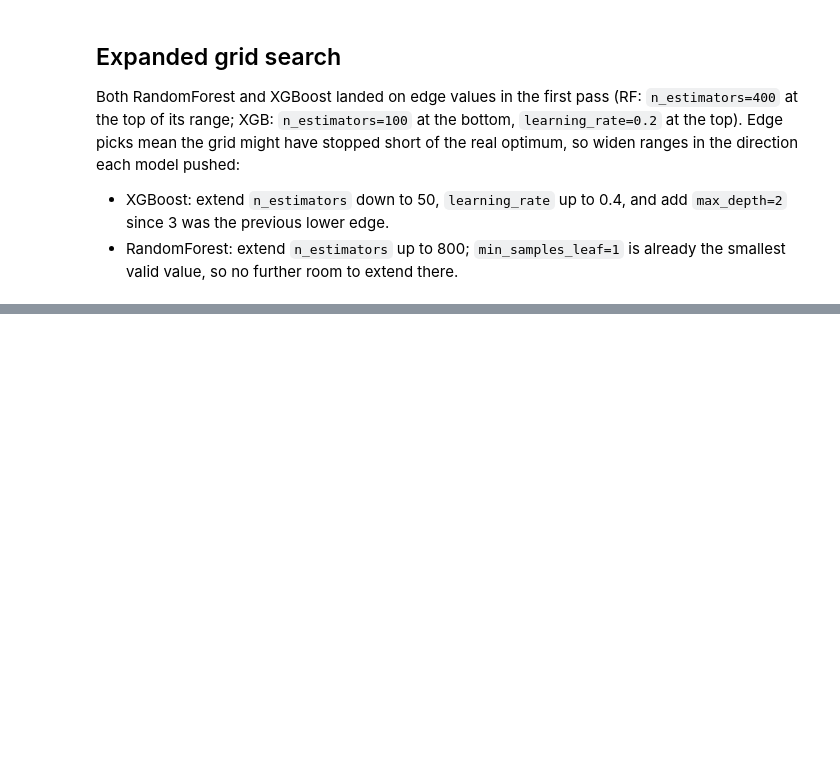
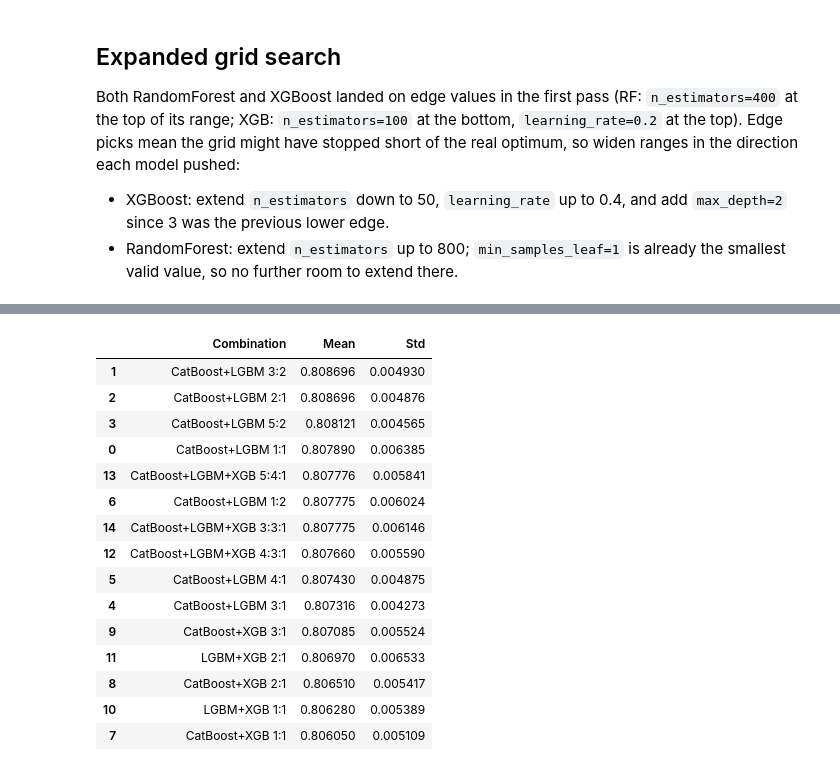
Before and after one commit to micahbrighton/kaggle_competitions, a Jupyter notebook: spaceship-titanic/notebooks/02_baseline_modeling.ipynb, the cells around one changed output, grey strips where cells are left out. Saved outputs shown, nothing was run; the diff lists cells and outputs as text; code cells hidden in the pictures; blank space fills up the shorter version.

```diff
--- a/spaceship-titanic/notebooks/02_baseline_modeling.ipynb
+++ b/spaceship-titanic/notebooks/02_baseline_modeling.ipynb
@@ -456,0 +626,14 @@ XGBoost: best_score=0.8058  best_params={'model__learning_rate': 0.2, 'model__ma
+# %%
+weighted_variants = {
+    "CatBoost + LightGBM, equal weight": (["catboost", "lgbm"], [1, 1]),
+    "CatBoost + LightGBM, weighted 2:1": (["catboost", "lgbm"], [2, 1]),
+    "CatBoost + XGB + LightGBM, weighted 3:2:2": (["catboost", "xgb", "lgbm"], [3, 2, 2]),
+}
+
+for label, (members, weights) in weighted_variants.items():
+    voter = VotingClassifier(
+        estimators=[(name, tuned_pipelines[name]) for name in members],
+        voting="soft", weights=weights,
+    )
+    scores = cross_val_score(voter, X_final, y_final, cv=cv, scoring="accuracy")
+    print(f"{label}: mean={scores.mean():.4f}  std={scores.std():.4f}")
@@ -456,0 +648,51 @@ XGBoost: best_score=0.8058  best_params={'model__learning_rate': 0.2, 'model__ma
+# %%
+sweep_candidates = [
+    # CatBoost + LightGBM, finer ratios around the 2:1 winner
+    ("CatBoost+LGBM 1:1", ["catboost", "lgbm"], [1, 1]),
+    ("CatBoost+LGBM 3:2", ["catboost", "lgbm"], [3, 2]),
+    ("CatBoost+LGBM 2:1", ["catboost", "lgbm"], [2, 1]),
+    ("CatBoost+LGBM 5:2", ["catboost", "lgbm"], [5, 2]),
+    ("CatBoost+LGBM 3:1", ["catboost", "lgbm"], [3, 1]),
+    ("CatBoost+LGBM 4:1", ["catboost", "lgbm"], [4, 1]),
+    ("CatBoost+LGBM 1:2", ["catboost", "lgbm"], [1, 2]),
+    # CatBoost + XGBoost only
+    ("CatBoost+XGB 1:1", ["catboost", "xgb"], [1, 1]),
+    ("CatBoost+XGB 2:1", ["catboost", "xgb"], [2, 1]),
+    ("CatBoost+XGB 3:1", ["catboost", "xgb"], [3, 1]),
+    # LightGBM + XGBoost only
+    ("LGBM+XGB 1:1", ["lgbm", "xgb"], [1, 1]),
+    ("LGBM+XGB 2:1", ["lgbm", "xgb"], [2, 1]),
+    # Triples with XGBoost heavily down-weighted
+    ("CatBoost+LGBM+XGB 4:3:1", ["catboost", "lgbm", "xgb"], [4, 3, 1]),
+    ("CatBoost+LGBM+XGB 5:4:1", ["catboost", "lgbm", "xgb"], [5, 4, 1]),
+    ("CatBoost+LGBM+XGB 3:3:1", ["catboost", "lgbm", "xgb"], [3, 3, 1]),
+]
+
+sweep_results = []
+for label, members, weights in sweep_candidates:
+    voter = VotingClassifier(
+        estimators=[(name, tuned_pipelines[name]) for name in members],
+        voting="soft", weights=weights,
+    )
+    scores = cross_val_score(voter, X_final, y_final, cv=cv, scoring="accuracy")
+    sweep_results.append({"Combination": label, "Mean": scores.mean(), "Std": scores.std()})
+
+sweep_df = pd.DataFrame(sweep_results).sort_values("Mean", ascending=False)
+sweep_df
+# %% [output]
+|  | Combination | Mean | Std |
+| 1 | CatBoost+LGBM 3:2 | 0.808696 | 0.004930 |
+| 2 | CatBoost+LGBM 2:1 | 0.808696 | 0.004876 |
+| 3 | CatBoost+LGBM 5:2 | 0.808121 | 0.004565 |
+| 0 | CatBoost+LGBM 1:1 | 0.807890 | 0.006385 |
+| 13 | CatBoost+LGBM+XGB 5:4:1 | 0.807776 | 0.005841 |
+| 6 | CatBoost+LGBM 1:2 | 0.807775 | 0.006024 |
+| 14 | CatBoost+LGBM+XGB 3:3:1 | 0.807775 | 0.006146 |
+| 12 | CatBoost+LGBM+XGB 4:3:1 | 0.807660 | 0.005590 |
+| 5 | CatBoost+LGBM 4:1 | 0.807430 | 0.004875 |
+| 4 | CatBoost+LGBM 3:1 | 0.807316 | 0.004273 |
+| 9 | CatBoost+XGB 3:1 | 0.807085 | 0.005524 |
+| 11 | LGBM+XGB 2:1 | 0.806970 | 0.006533 |
+| 8 | CatBoost+XGB 2:1 | 0.806510 | 0.005417 |
+| 10 | LGBM+XGB 1:1 | 0.806280 | 0.005389 |
+| 7 | CatBoost+XGB 1:1 | 0.806050 | 0.005109 |
```
Also changed, not shown: parts of 16 cells of this notebook, 4 other files.
